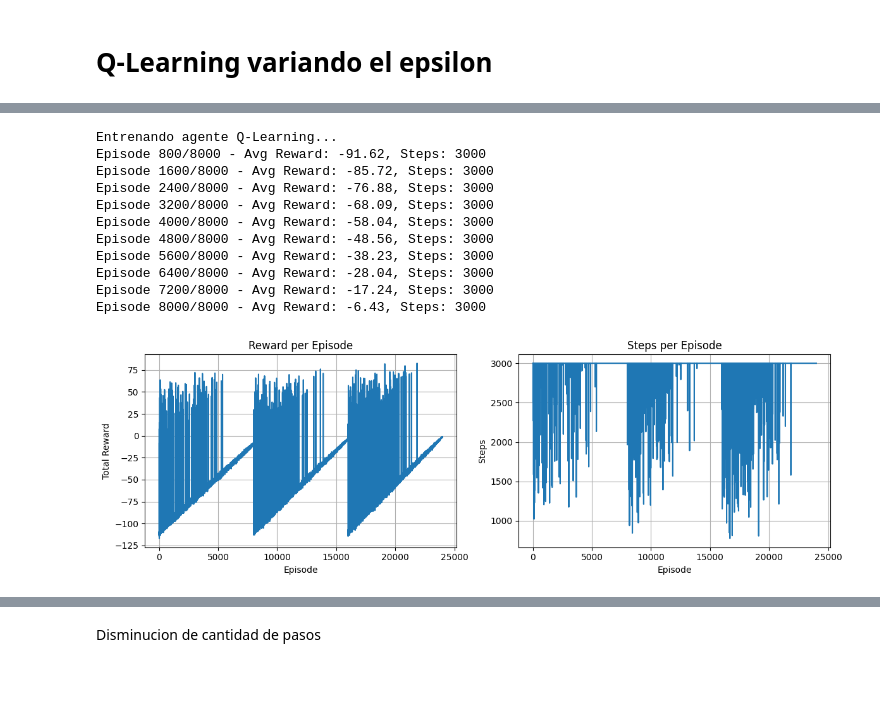
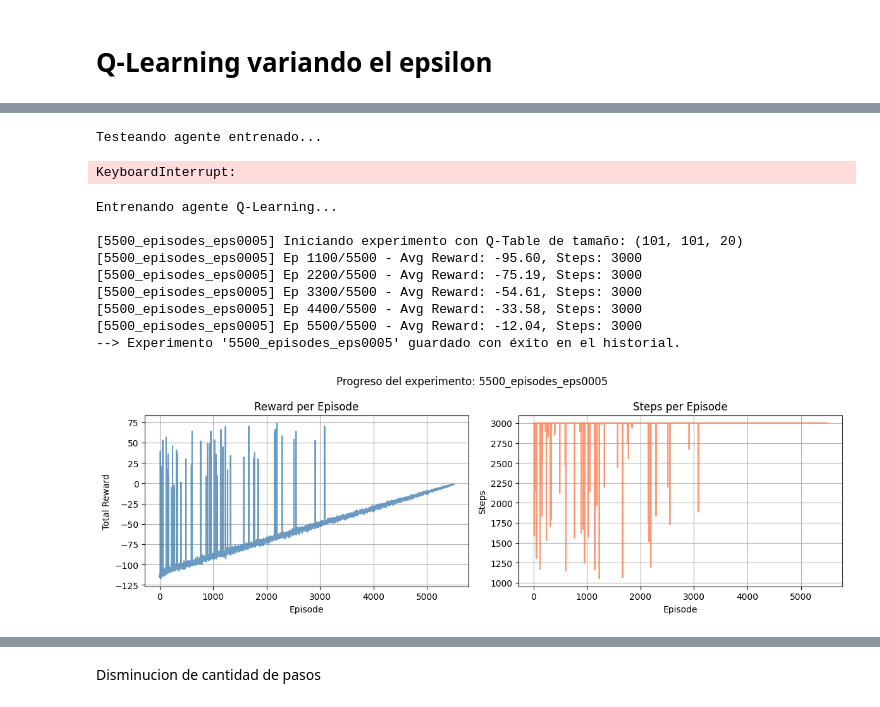
Before and after one commit to Martinabz/Obligatorio-IA-Abzaradel-Olaso-282958-281981-, a Jupyter notebook: Obligatorio Marzo 2026/MountainCarContinuous/continuous_mountain_car.ipynb, the cells around one changed output, grey strips where cells are left out. Cells and saved outputs as stored; diff of their text form; code cells hidden in the pictures; blank space fills up the shorter version.

Commit message:
qlearning con history

```diff
--- a/Obligatorio Marzo 2026/MountainCarContinuous/continuous_mountain_car.ipynb
+++ b/Obligatorio Marzo 2026/MountainCarContinuous/continuous_mountain_car.ipynb
@@ -248,18 +288,21 @@ agent = QLearningAgent(x_bins=100, vel_bins=100, action_bins=20)
 # Entrenar el agente
 env = gym.make('MountainCarContinuous-v0', render_mode='rgb_array')
 print("Entrenando agente Q-Learning...")
-agent.train_agent(
+id_e2 = "8k_episodes_eps025"
+manager.train_run(
     env,
+    run_id=id_e2,
+    x_bins=100,
+    vel_bins=100,
+    action_bins=20,
     episodes=8000,
     alpha=0.05,
     gamma=0.99,
     epsilon_start=0.99,
-    epsilon_end=0.075,
-    max_steps=3000
+    epsilon_end=0.025,
+    max_steps=3000,
 )
 env.close()
-
-# Visualizar progreso de entrenamiento
-agent.plot_training_history()
+manager.plot_training_history(id_e2)
 # %% [output]
 Entrenando agente Q-Learning...
@@ -277,19 +318,21 @@ Episode 8000/8000 - Avg Reward: -14.23, Steps: 3000
 # %%
-# Entrenar el agente
 env = gym.make('MountainCarContinuous-v0', render_mode='rgb_array')
 print("Entrenando agente Q-Learning...")
-agent.train_agent(
+id_e3 = "8k_episodes_eps001"
+manager.train_run(
     env,
+    run_id=id_e3,
+    x_bins=100,
+    vel_bins=100,
+    action_bins=20,
     episodes=8000,
     alpha=0.05,
     gamma=0.99,
     epsilon_start=0.99,
-    epsilon_end=0.025,
+    epsilon_end=0.001,
     max_steps=3000
 )
 env.close()
-
-# Visualizar progreso de entrenamiento
-agent.plot_training_history()
+manager.plot_training_history(id_e3)
 # %% [output]
 Entrenando agente Q-Learning...
@@ -307,29 +351,41 @@ Episode 8000/8000 - Avg Reward: -9.04, Steps: 3000
+# %%
+print("\nTesteando agente entrenado...")
+env = gym.make('MountainCarContinuous-v0', render_mode='rgb_array')
+test_rewards, test_steps = agent.test_agent(env, episodes=15, render=True)
+env.close()
+
+print(f"\nPromedio de rewards en testing: {np.mean(test_rewards):.2f}")
+print(f"Promedio de steps en testing: {np.mean(test_steps):.2f}")
+# %% [output]
+Testeando agente entrenado...
+KeyboardInterrupt:
 # %%
 env = gym.make('MountainCarContinuous-v0', render_mode='rgb_array')
 print("Entrenando agente Q-Learning...")
-agent.train_agent(
+id_e4 = "5500_episodes_eps0005"
+manager.train_run(
     env,
-    episodes=8000,
+    run_id=id_e4,
+    x_bins=100,
+    vel_bins=100,
+    action_bins=20,
+    episodes=5500,
     alpha=0.05,
     gamma=0.99,
     epsilon_start=0.99,
-    epsilon_end=0.001,
+    epsilon_end=0.0005,
     max_steps=3000
 )
 env.close()
-
-# Visualizar progreso de entrenamiento
-agent.plot_training_history()
+manager.plot_training_history(id_e4)
 # %% [output]
 Entrenando agente Q-Learning...
-Episode 800/8000 - Avg Reward: -91.62, Steps: 3000
-Episode 1600/8000 - Avg Reward: -85.72, Steps: 3000
-Episode 2400/8000 - Avg Reward: -76.88, Steps: 3000
-Episode 3200/8000 - Avg Reward: -68.09, Steps: 3000
-Episode 4000/8000 - Avg Reward: -58.04, Steps: 3000
-Episode 4800/8000 - Avg Reward: -48.56, Steps: 3000
-Episode 5600/8000 - Avg Reward: -38.23, Steps: 3000
-Episode 6400/8000 - Avg Reward: -28.04, Steps: 3000
-Episode 7200/8000 - Avg Reward: -17.24, Steps: 3000
-Episode 8000/8000 - Avg Reward: -6.43, Steps: 3000
+
+[5500_episodes_eps0005] Iniciando experimento con Q-Table de tamaño: (101, 101, 20)
+[5500_episodes_eps0005] Ep 1100/5500 - Avg Reward: -95.60, Steps: 3000
+[5500_episodes_eps0005] Ep 2200/5500 - Avg Reward: -75.19, Steps: 3000
+[5500_episodes_eps0005] Ep 3300/5500 - Avg Reward: -54.61, Steps: 3000
+[5500_episodes_eps0005] Ep 4400/5500 - Avg Reward: -33.58, Steps: 3000
+[5500_episodes_eps0005] Ep 5500/5500 - Avg Reward: -12.04, Steps: 3000
+--> Experimento '5500_episodes_eps0005' guardado con éxito en el historial.
-[figure, old version]
+[figure, new version]
```
Also changed, not shown: parts of 29 cells of this notebook, 3 other files.
